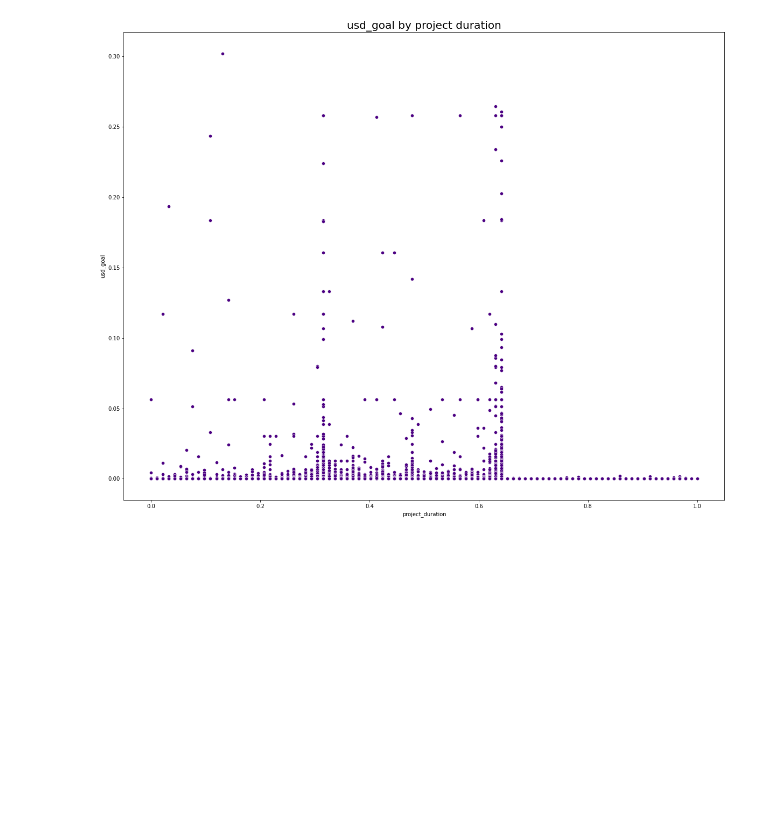
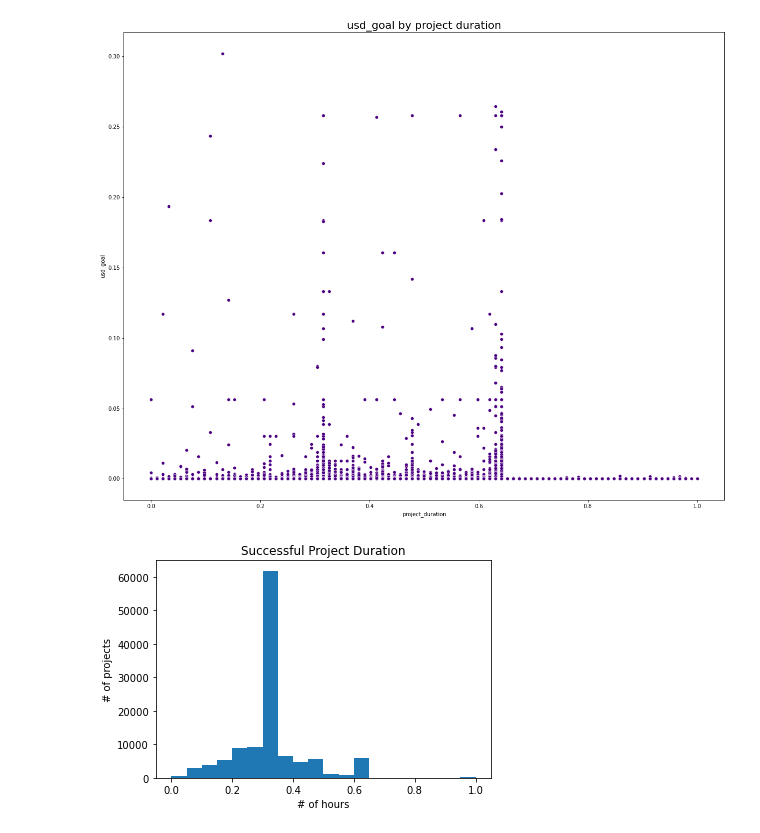
Before and after one commit to EcholotFisher/nf_2nd_project_aj_kickstarter, a Jupyter notebook: EDA.ipynb, the cells around one changed output. Drawn from its saved outputs; the diff is of its cells as text; code cells hidden in the pictures; blank space fills up the shorter version.

Commit message:
EDA progress in plots

```diff
--- a/EDA.ipynb
+++ b/EDA.ipynb
@@ -547,3 +549,11 @@ plt.figure(figsize=(20,16))
 sns.scatterplot(data=df, x="project_duration", y="usd_goal", hue='category_name', palette='magma')
 plt.title('usd_goal by project_duration by category_name', fontsize=20)
 plt.show()
+# %%
+#Duration of a sucessful project
+plt.hist(df[df.success==1].project_duration, bins=20)
+plt.title('Successful Project Duration')
+plt.xlabel('# of hours')
+plt.ylabel('# of projects');
+# %% [output]
+[figure, added]
```
Also changed, not shown: parts of 5 cells of this notebook.
